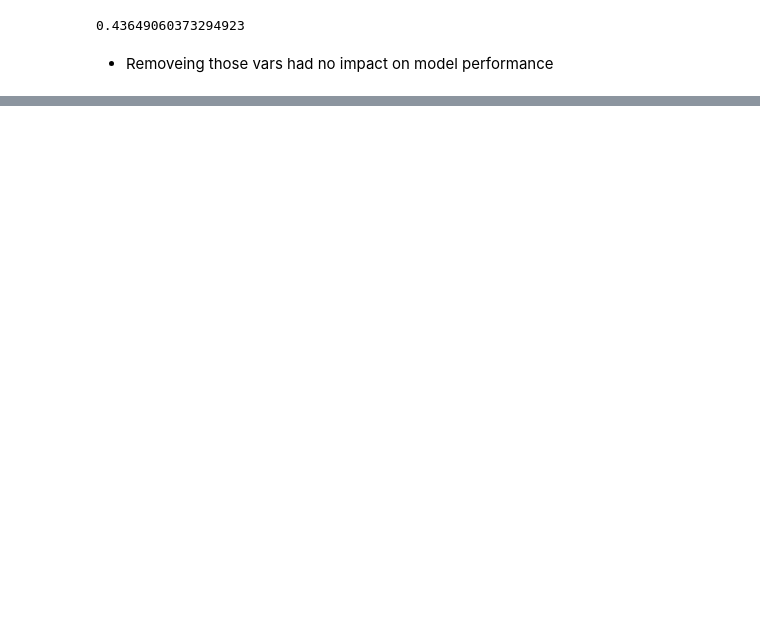
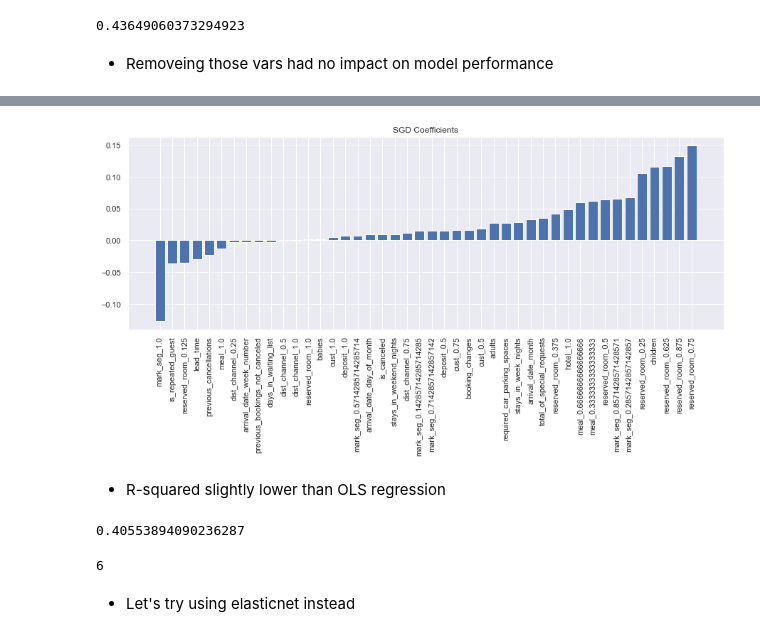
Before and after one commit to John-Rooney/DSC478_Group_Project, a Jupyter notebook: DSC 478 Final Project.ipynb, the cells around one changed output, grey strips where cells are left out. Drawn from its saved outputs; the diff is of its cells as text; code cells hidden in the pictures; blank space fills up the shorter version.

```diff
--- a/DSC 478 Final Project.ipynb
+++ b/DSC 478 Final Project.ipynb
@@ -1120,0 +1132,4 @@ r2_score(test_target, lr_dums2_preds)
+# %%
+train_data_dums = train_data_red.join(dummie_list)
+# %%
+train, test, train_target, test_target = train_test_split(train_data_dums, adr, test_size=0.2, random_state=99)
@@ -1120,0 +1148,5 @@ r2_score(test_target, lr_dums2_preds)
+# %%
+sgd1 = SGDRegressor(alpha=0.00001, penalty='l2', random_state=99).fit(train, train_target)
+# %%
+coefs = pd.Series(sgd1.coef_, index=train_data_dums.columns).sort_values()
+coefs
@@ -1120,0 +1171,8 @@ r2_score(test_target, lr_dums2_preds)
+# %%
+fig, ax = plt.subplots(figsize=(15, 5))
+plt.bar(coefs.index, list(coefs))
+plt.xticks(rotation=90)
+plt.title('SGD Coefficients')
+plt.show()
+# %% [output]
+[figure, added]
@@ -1120,0 +1181,12 @@ r2_score(test_target, lr_dums2_preds)
+# %% [markdown]
+- R-squared slightly lower than OLS regression
+# %%
+metrics.r2_score(test_target, sgd1_preds)
+# %% [output]
+0.40553894090236287
+# %%
+sgd1.n_iter_ # only 6 iterations before (probably local) minimum reached
+# %% [output]
+6
+# %% [markdown]
+- Let's try using elasticnet instead
```
Also changed, not shown: parts of 16 cells of this notebook.
